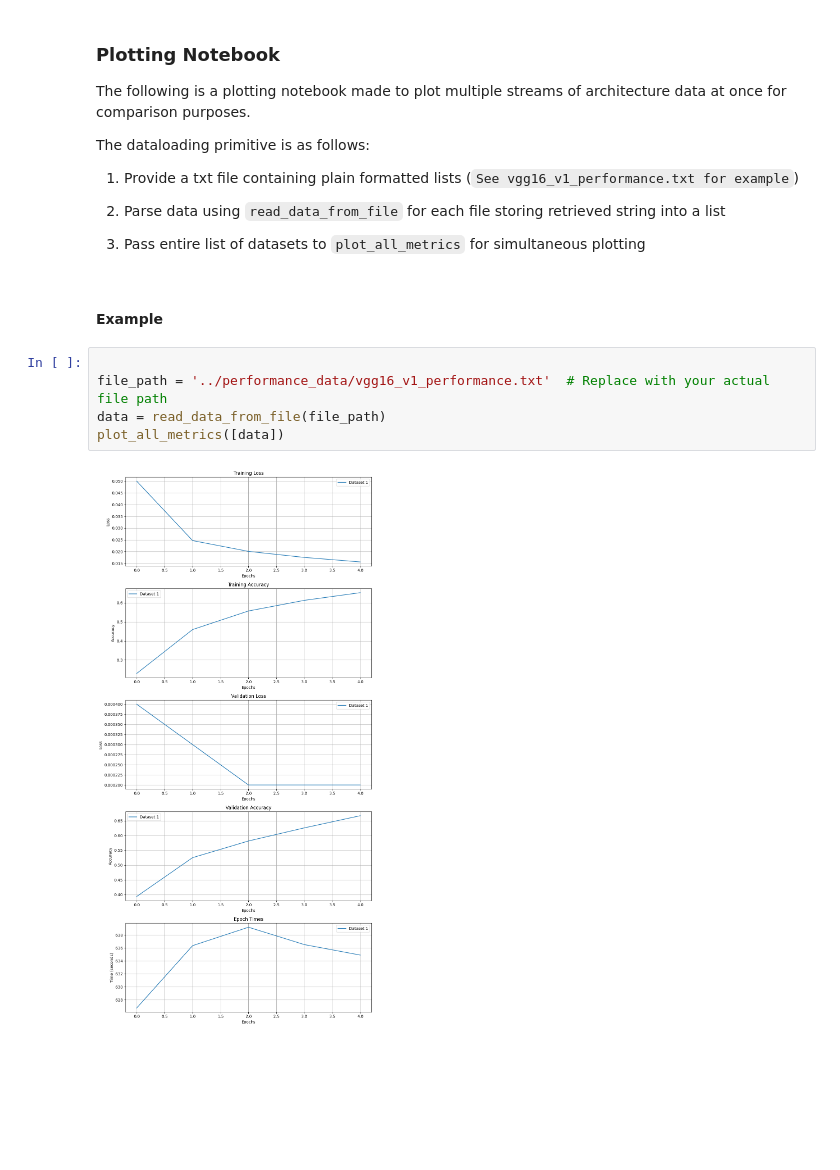
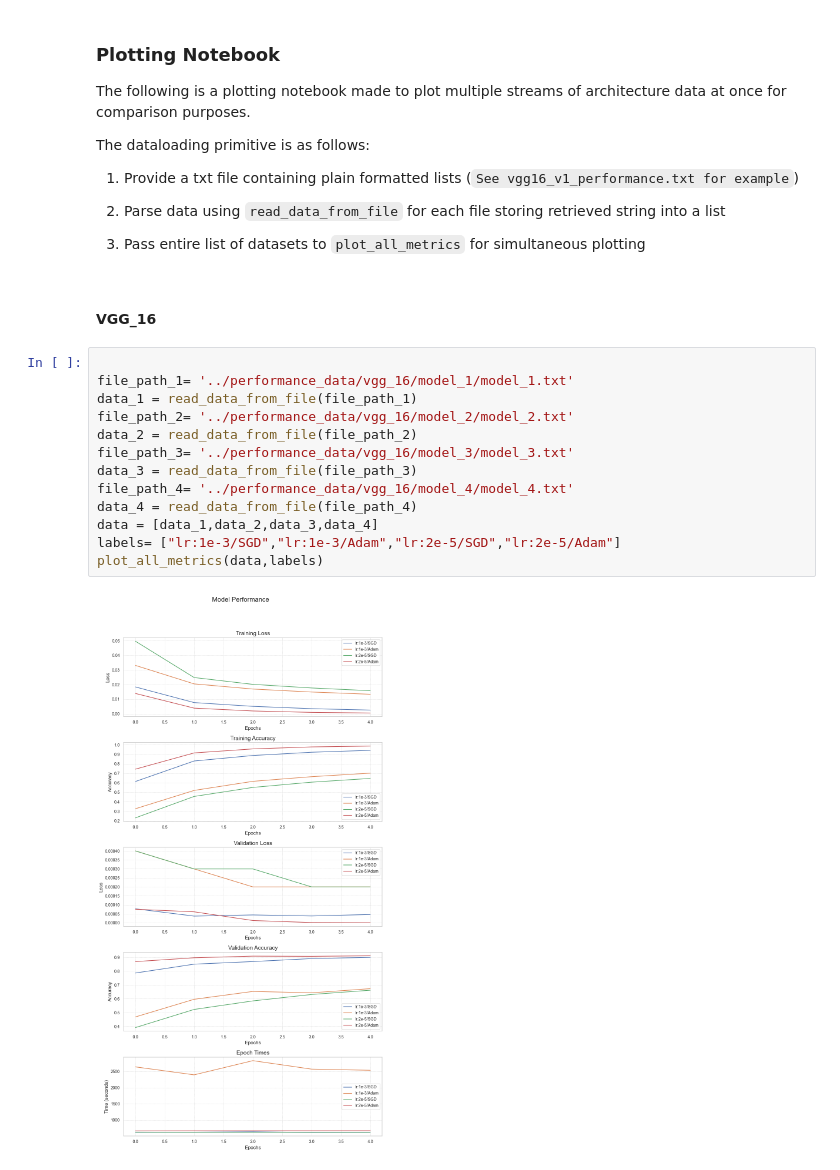
Before and after one commit to chriscamano/871_project, a Jupyter notebook: experiments/plotting.ipynb, the cells around one changed output. Drawn from its saved outputs; the diff is of its cells as text; blank space fills up the shorter version.

Commit message:
scrubbed data, improved plotting

```diff
--- a/experiments/plotting.ipynb
+++ b/experiments/plotting.ipynb
@@ -14,11 +14,19 @@ The dataloading primitive is as follows:
 
 3. Pass entire list of datasets to `plot_all_metrics` for simultaneous plotting
 # %% [markdown]
-#### Example
+#### VGG_16
-# %%
-
-file_path = '../performance_data/vgg16_v1_performance.txt'  # Replace with your actual file path
-data = read_data_from_file(file_path)
-plot_all_metrics([data])
-# %% [output]
-[figure, removed]
+# %%
+
+file_path_1= '../performance_data/vgg_16/model_1/model_1.txt'
+data_1 = read_data_from_file(file_path_1)
+file_path_2= '../performance_data/vgg_16/model_2/model_2.txt'
+data_2 = read_data_from_file(file_path_2)
+file_path_3= '../performance_data/vgg_16/model_3/model_3.txt'
+data_3 = read_data_from_file(file_path_3)
+file_path_4= '../performance_data/vgg_16/model_4/model_4.txt'
+data_4 = read_data_from_file(file_path_4)
+data = [data_1,data_2,data_3,data_4]
+labels= ["lr:1e-3/SGD","lr:1e-3/Adam","lr:2e-5/SGD","lr:2e-5/Adam"]
+plot_all_metrics(data,labels)
+# %% [output]
+[figure, added]
```
Also changed, not shown: 8 other files.
